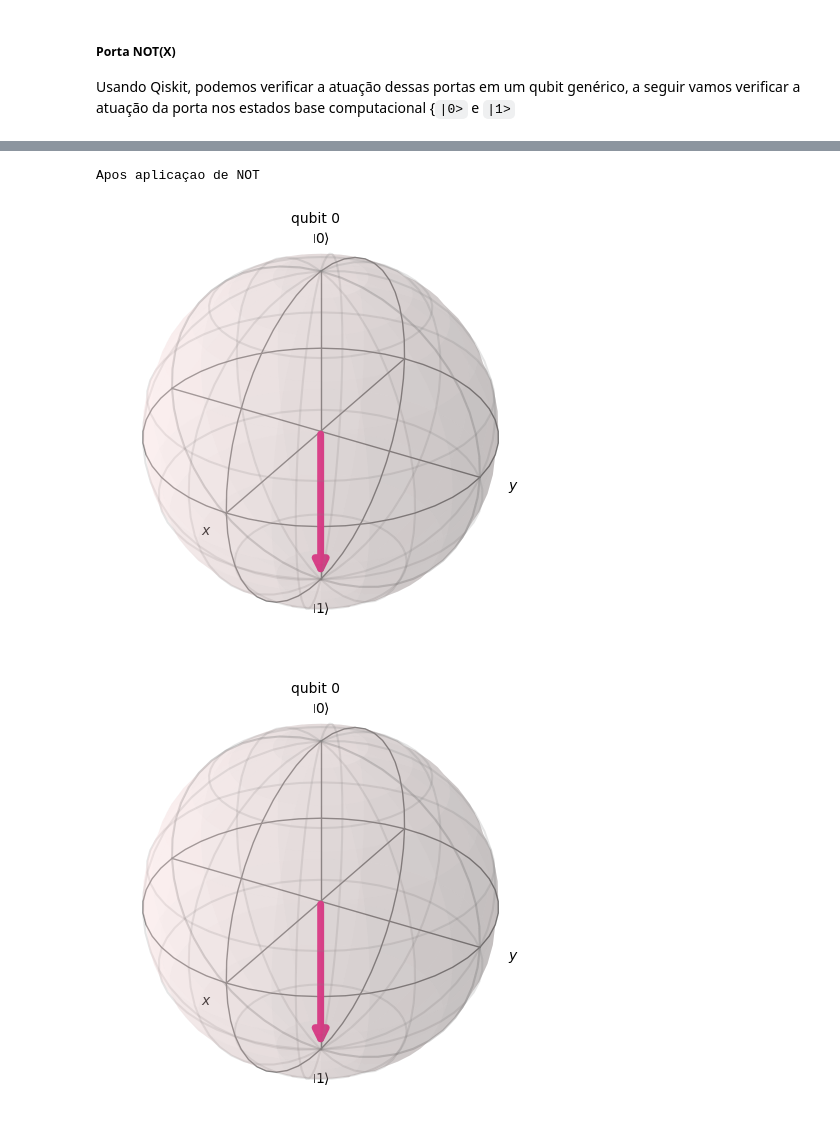
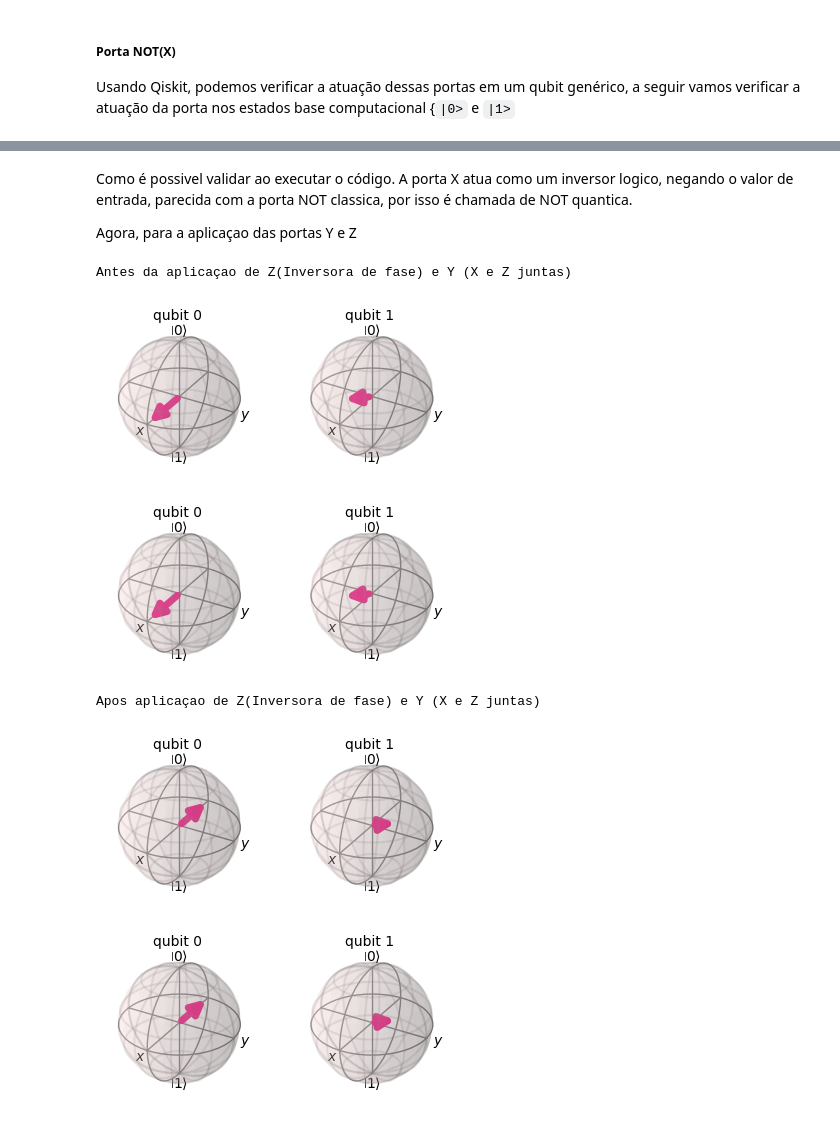
Before and after one commit to joaomoraski/quantum-computing-thesis, a Jupyter notebook: artigos/qiskit-learning.ipynb, the cells around one changed output, grey strips where cells are left out. Cells and saved outputs as stored; diff of their text form; code cells hidden in the pictures.

```diff
--- a/artigos/qiskit-learning.ipynb
+++ b/artigos/qiskit-learning.ipynb
@@ -229,9 +222,34 @@ Antes da aplicaçao de NOT
 # %%
-circuitNot.x(qNot) # aplica a porta X (NOT)
+circuitNot.x(qNot)  # aplica a porta X (NOT)
 print("Apos aplicaçao de NOT")
-state_vector_not = Statevector(circuitNot) # basicamente, pega o vetor de estados desse circuito
-plot_bloch_multivector(state_vector_not) # Coloca o multivetor para representar uma esfera de bloch
+state_vector_not = Statevector(circuitNot)  # basicamente, pega o vetor de estados desse circuito
+plot_bloch_multivector(state_vector_not, figsize=(2, 2))  # Coloca o multivetor para representar uma esfera de bloch
-# %% [output]
-Apos aplicaçao de NOT
-[figure, removed]
-[figure, removed]
+# %% [markdown]
+Como é possivel validar ao executar o código. A porta X atua como um inversor logico, negando o valor de entrada, parecida com a porta NOT classica, por isso é chamada de NOT quantica.
+
+Agora, para a aplicaçao das portas Y e Z
+# %%
+qZY = QuantumRegister(2, 'q')  # Reserva o espaço para 1 Qubit.
+circuitZY = QuantumCircuit(qZY)  # Cria o circuito que vai operar nesse Qubit
+val = 1 / np.sqrt(2)
+initial_Z = [val, val]  # Define o estado inicial, alpha e beta
+initial_Y = [np.sqrt(0.7), np.sqrt(0.3)]  # Define o estado inicial, alpha e beta
+circuitZY.initialize(initial_Z, qZY[0])  # Injeta este estado no qubit
+circuitZY.initialize(initial_Y, qZY[1])  # Injeta este estado no qubit
+print("Antes da aplicaçao de Z(Inversora de fase) e Y (X e Z juntas)")
+state_vector_ZY = Statevector(circuitZY)  # basicamente, pega o vetor de estados desse circuito
+plot_bloch_multivector(circuitZY, figsize=(2, 2))  # Coloca o multivetor para representar uma esfera de bloch
+# %% [output]
+Antes da aplicaçao de Z(Inversora de fase) e Y (X e Z juntas)
+[figure, added]
+[figure, added]
+# %%
+circuitZY.z(qZY[0])  # aplica a porta Z
+circuitZY.y(qZY[1])  # aplica a porta Y
+print("Apos aplicaçao de Z(Inversora de fase) e Y (X e Z juntas)")
+state_vector_ZY_af = Statevector(circuitZY)  # basicamente, pega o vetor de estados desse circuito
+plot_bloch_multivector(state_vector_ZY_af, figsize=(2, 2))  # Coloca o multivetor para representar uma esfera de bloch
+# %% [output]
+Apos aplicaçao de Z(Inversora de fase) e Y (X e Z juntas)
+[figure, added]
+[figure, added]
```
Also changed, not shown: parts of 4 cells of this notebook.
